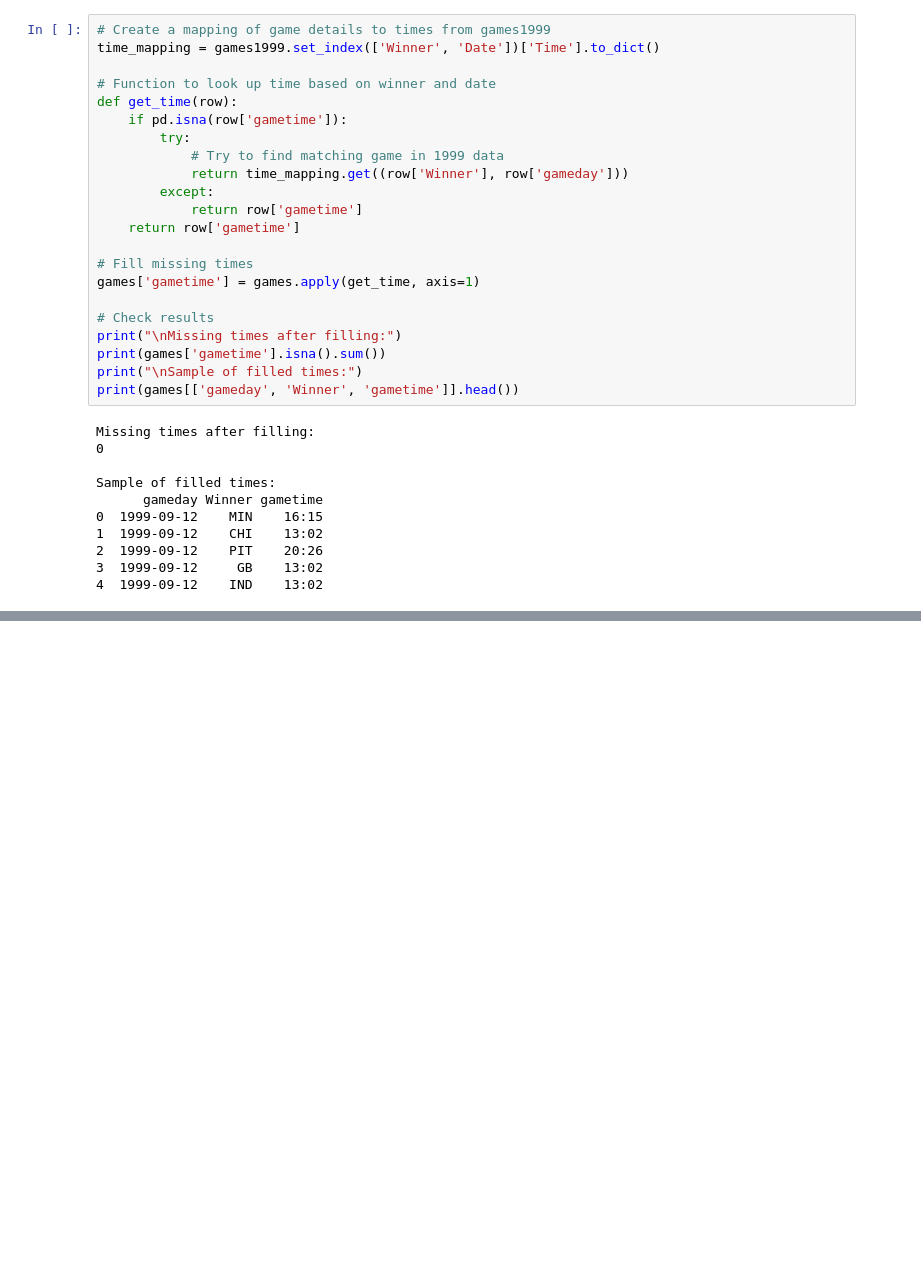
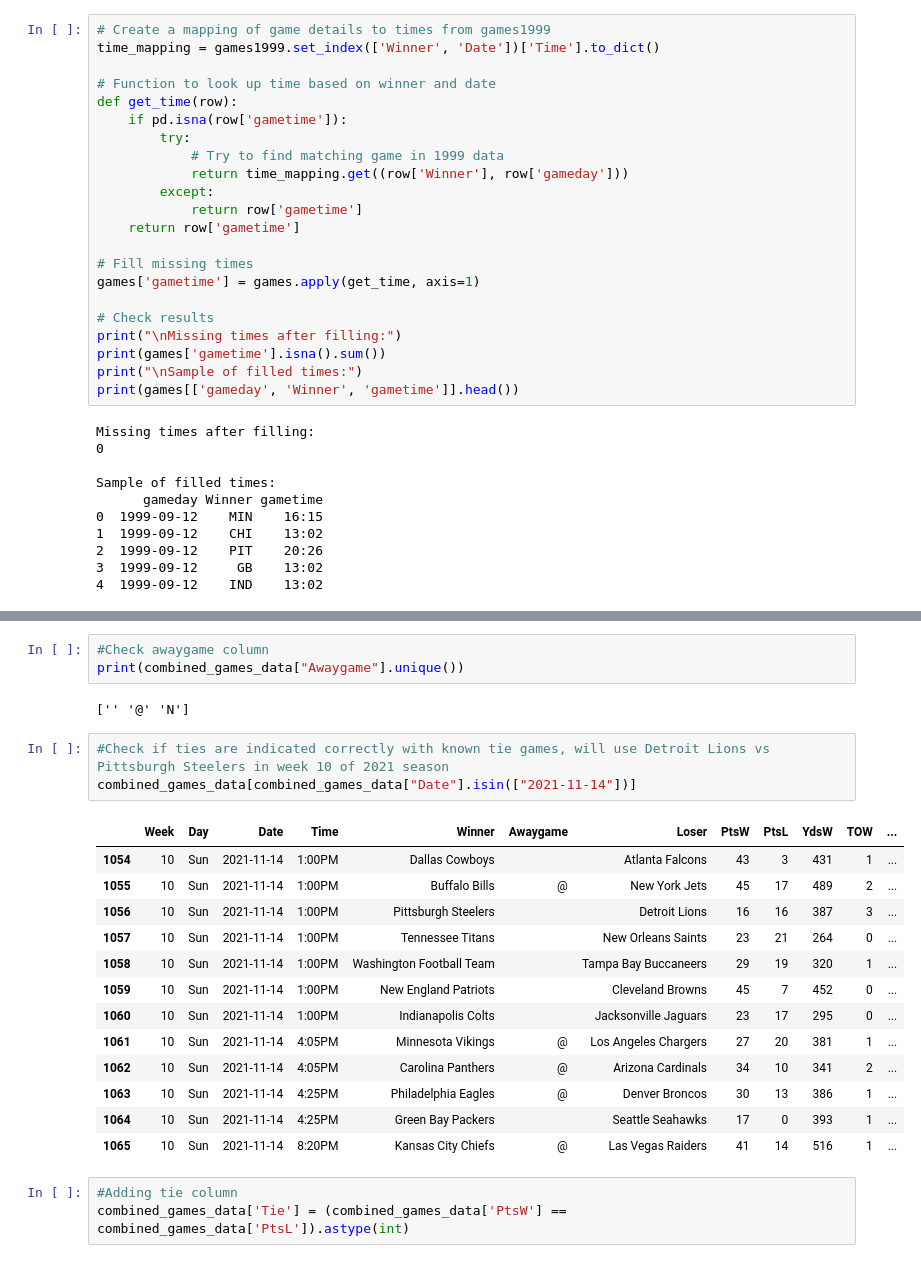
Before and after one commit to JonathanK556/NFL-Model, a Jupyter notebook: Data_Wrangling.ipynb, the cells around one changed output, grey strips where cells are left out. Saved outputs shown, nothing was run; the diff lists cells and outputs as text; blank space fills up the shorter version.

```diff
--- a/Data_Wrangling.ipynb
+++ b/Data_Wrangling.ipynb
@@ -554,0 +823,25 @@ dtype: int64
+# %%
+#Check awaygame column
+print(combined_games_data["Awaygame"].unique())
+# %% [output]
+['' '@' 'N']
+# %%
+#Check if ties are indicated correctly with known tie games, will use Detroit Lions vs Pittsburgh Steelers in week 10 of 2021 season
+combined_games_data[combined_games_data["Date"].isin(["2021-11-14"])]
+# %% [output]
+|  | Week | Day | Date | Time | Winner | Awaygame | Loser | PtsW | PtsL | YdsW | TOW | ... |
+| 1054 | 10 | Sun | 2021-11-14 | 1:00PM | Dallas Cowboys |  | Atlanta Falcons | 43 | 3 | 431 | 1 | ... |
+| 1055 | 10 | Sun | 2021-11-14 | 1:00PM | Buffalo Bills | @ | New York Jets | 45 | 17 | 489 | 2 | ... |
+| 1056 | 10 | Sun | 2021-11-14 | 1:00PM | Pittsburgh Steelers |  | Detroit Lions | 16 | 16 | 387 | 3 | ... |
+| 1057 | 10 | Sun | 2021-11-14 | 1:00PM | Tennessee Titans |  | New Orleans Saints | 23 | 21 | 264 | 0 | ... |
+| 1058 | 10 | Sun | 2021-11-14 | 1:00PM | Washington Football Team |  | Tampa Bay Buccaneers | 29 | 19 | 320 | 1 | ... |
+| 1059 | 10 | Sun | 2021-11-14 | 1:00PM | New England Patriots |  | Cleveland Browns | 45 | 7 | 452 | 0 | ... |
+| 1060 | 10 | Sun | 2021-11-14 | 1:00PM | Indianapolis Colts |  | Jacksonville Jaguars | 23 | 17 | 295 | 0 | ... |
+| 1061 | 10 | Sun | 2021-11-14 | 4:05PM | Minnesota Vikings | @ | Los Angeles Chargers | 27 | 20 | 381 | 1 | ... |
+| 1062 | 10 | Sun | 2021-11-14 | 4:05PM | Carolina Panthers | @ | Arizona Cardinals | 34 | 10 | 341 | 2 | ... |
+| 1063 | 10 | Sun | 2021-11-14 | 4:25PM | Philadelphia Eagles | @ | Denver Broncos | 30 | 13 | 386 | 1 | ... |
+| 1064 | 10 | Sun | 2021-11-14 | 4:25PM | Green Bay Packers |  | Seattle Seahawks | 17 | 0 | 393 | 1 | ... |
+| 1065 | 10 | Sun | 2021-11-14 | 8:20PM | Kansas City Chiefs | @ | Las Vegas Raiders | 41 | 14 | 516 | 1 | ... |
+# %%
+#Adding tie column
+combined_games_data['Tie'] = (combined_games_data['PtsW'] == combined_games_data['PtsL']).astype(int)
```
Also changed, not shown: parts of 46 cells of this notebook, 1 other file.
